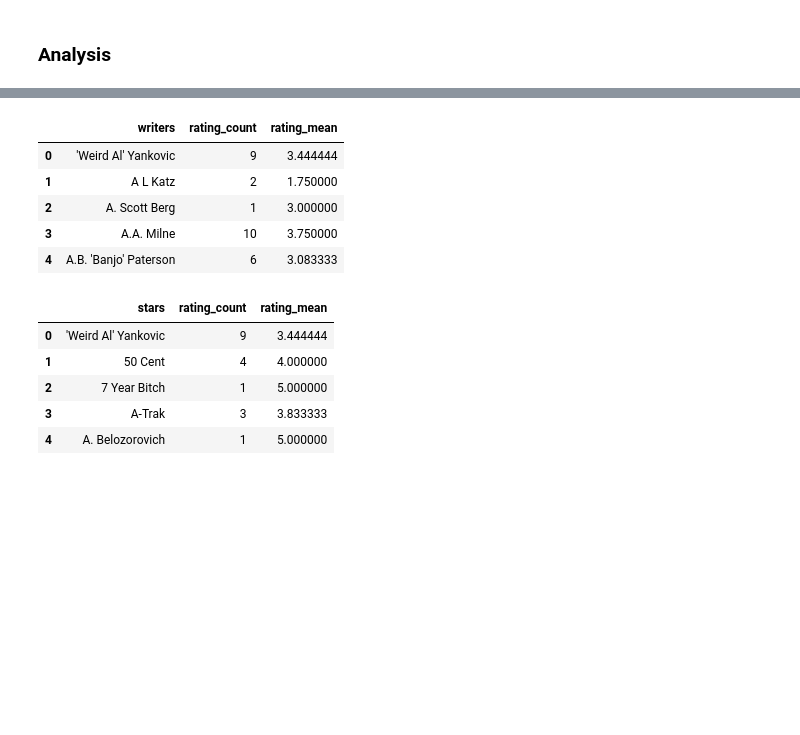
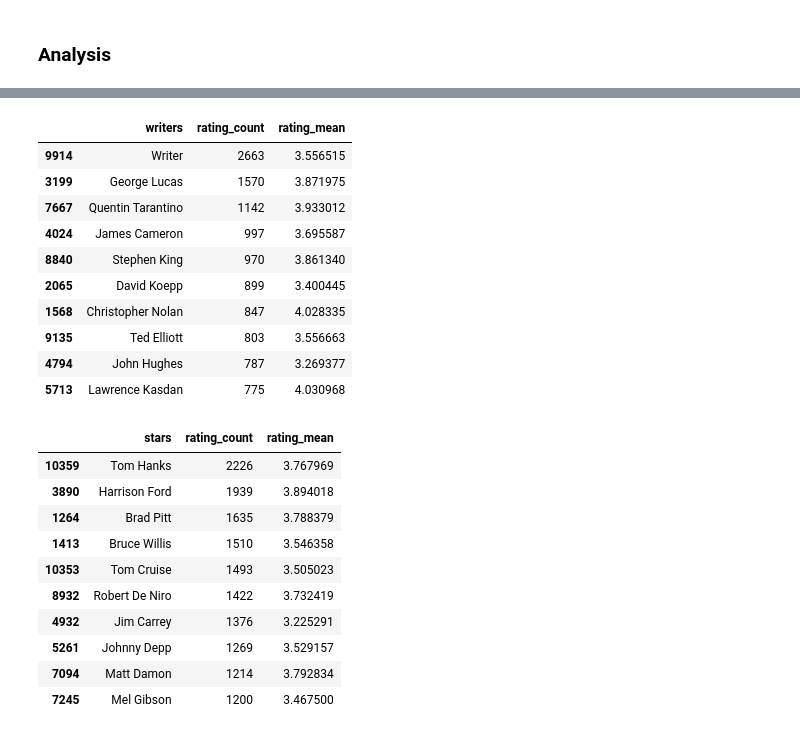
Before and after one commit to minhhotboy9x/Graph-Movies-Recommendation-System, a Jupyter notebook: DataProcessing.ipynb, the cells around one changed output, grey strips where cells are left out. Saved outputs shown, nothing was run; the diff lists cells and outputs as text; code cells hidden in the pictures; blank space fills up the shorter version.

```diff
--- a/DataProcessing.ipynb
+++ b/DataProcessing.ipynb
@@ -130,21 +140,31 @@ director_stats.head()
 # %%
-writer_stats.head()
+writer_stats.sort_values("rating_count", ascending=False).head(10)
 # %% [output]
 |  | writers | rating_count | rating_mean |
-| 0 | 'Weird Al' Yankovic | 9 | 3.444444 |
-| 1 | A L Katz | 2 | 1.750000 |
-| 2 | A. Scott Berg | 1 | 3.000000 |
-| 3 | A.A. Milne | 10 | 3.750000 |
-| 4 | A.B. 'Banjo' Paterson | 6 | 3.083333 |
+| 9914 | Writer | 2663 | 3.556515 |
+| 3199 | George Lucas | 1570 | 3.871975 |
+| 7667 | Quentin Tarantino | 1142 | 3.933012 |
+| 4024 | James Cameron | 997 | 3.695587 |
+| 8840 | Stephen King | 970 | 3.861340 |
+| 2065 | David Koepp | 899 | 3.400445 |
+| 1568 | Christopher Nolan | 847 | 4.028335 |
+| 9135 | Ted Elliott | 803 | 3.556663 |
+| 4794 | John Hughes | 787 | 3.269377 |
+| 5713 | Lawrence Kasdan | 775 | 4.030968 |
 # %%
-stars_stats.head()
+stars_stats.sort_values("rating_count", ascending=False).head(10)
 # %% [output]
 |  | stars | rating_count | rating_mean |
-| 0 | 'Weird Al' Yankovic | 9 | 3.444444 |
-| 1 | 50 Cent | 4 | 4.000000 |
-| 2 | 7 Year Bitch | 1 | 5.000000 |
-| 3 | A-Trak | 3 | 3.833333 |
-| 4 | A. Belozorovich | 1 | 5.000000 |
+| 10359 | Tom Hanks | 2226 | 3.767969 |
+| 3890 | Harrison Ford | 1939 | 3.894018 |
+| 1264 | Brad Pitt | 1635 | 3.788379 |
+| 1413 | Bruce Willis | 1510 | 3.546358 |
+| 10353 | Tom Cruise | 1493 | 3.505023 |
+| 8932 | Robert De Niro | 1422 | 3.732419 |
+| 4932 | Jim Carrey | 1376 | 3.225291 |
+| 5261 | Johnny Depp | 1269 | 3.529157 |
+| 7094 | Matt Damon | 1214 | 3.792834 |
+| 7245 | Mel Gibson | 1200 | 3.467500 |
 # %%
 df.head()
 # %% [output]
```
Also changed, not shown: parts of 7 cells of this notebook, 9 other files.
